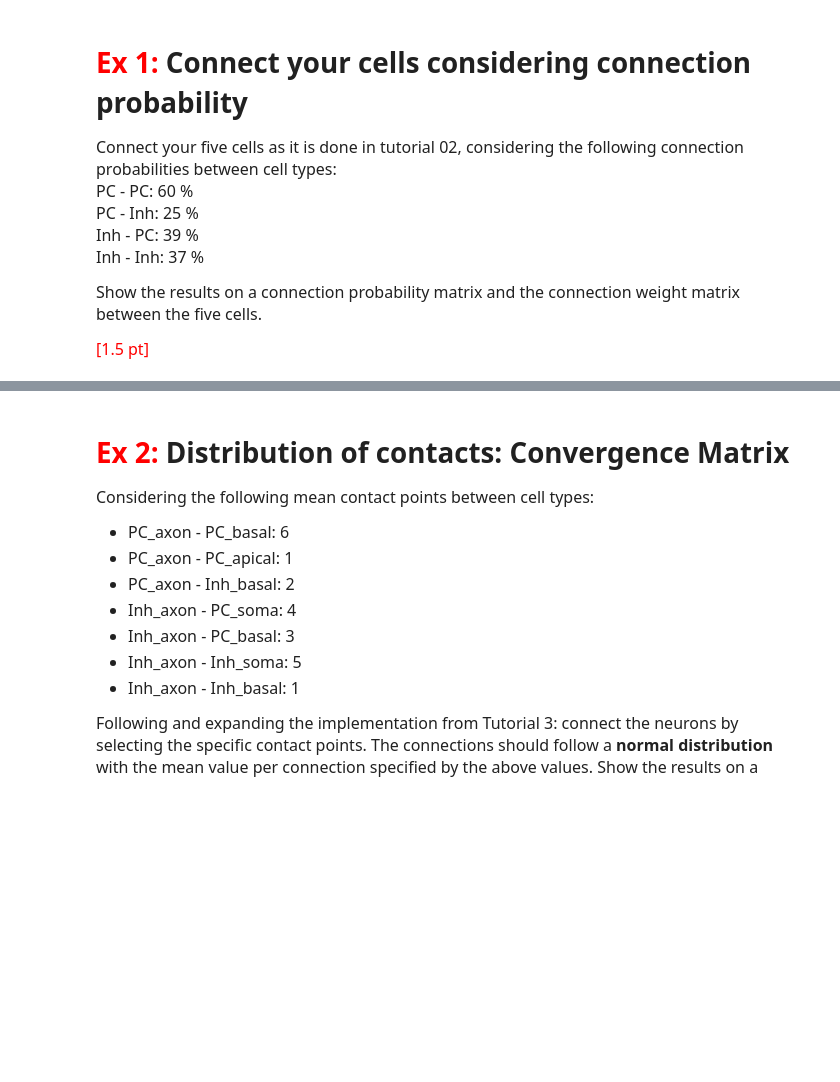
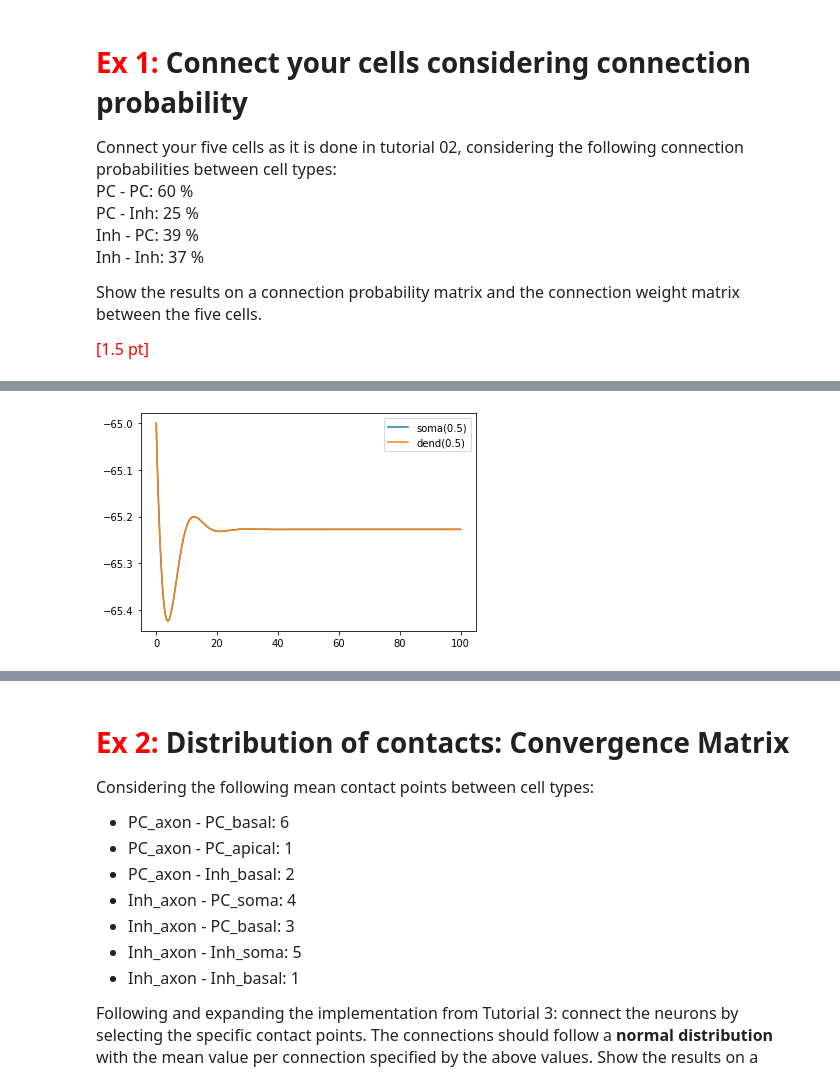
Before and after one commit to GBNTN/In_Silico_Homeworks, a Jupyter notebook: Week7_HomeWork_Martim.ipynb, the cells around one changed output, grey strips where cells are left out. Cells and saved outputs as stored; diff of their text form; code cells hidden in the pictures; blank space fills up the shorter version.

```diff
--- a/Week7_HomeWork_Martim.ipynb
+++ b/Week7_HomeWork_Martim.ipynb
@@ -19,0 +132,7 @@ __IMPORTANT:__<font size = "3"> Exercises in <font color='red'>red</font> are ma
+# %%
+DATA_PATH = "Group5/"
+EXT = ".swc"
+Pyr_ = [Cell(DATA_PATH + "Pyr_0" + str(i) + EXT, "Pyr"+ str(i), "Pyr") for i in np.arange(1,4)]
+Int_ = [Cell(DATA_PATH + "Int_0" + str(i) + EXT, "Int"+ str(i), "Int") for i in np.arange(1,3)]
+
+cells = Pyr_ + Int_
@@ -31,0 +255,25 @@ __IMPORTANT:__<font size = "3"> Exercises in <font color='red'>red</font> are ma
+# %%
+stim_cell = Pyr_[1]
+stim_syn = h.ExpSyn(stim_cell.dend[20](0.5))
+stim = h.NetStim()  # Make a new stimulator
+ncstim = h.NetCon(stim, stim_syn)  # Connect stimulator to synapse
+# %%
+stim.number = 10  # Number of spikes (average)
+stim.start = 10  # First spike delay [ms]
+ncstim.delay = 1  # NetCon ms
+ncstim.weight[0] = 0.8  # NetCon weight
+
+recording_cell = Pyr_[0]
+
+soma_v = h.Vector().record(recording_cell.soma[0](0.5)._ref_v)
+dend_v = h.Vector().record(recording_cell.dend[16](0.5)._ref_v)
+t = h.Vector().record(h._ref_t)
+
+h.finitialize(-65)
+h.continuerun(100)
+plt.plot(t, soma_v, label="soma(0.5)")
+plt.plot(t, dend_v, label="dend(0.5)")
+plt.legend()
+plt.show()
+# %% [output]
+[figure, added]
```
Also changed, not shown: parts of 13 cells of this notebook.
